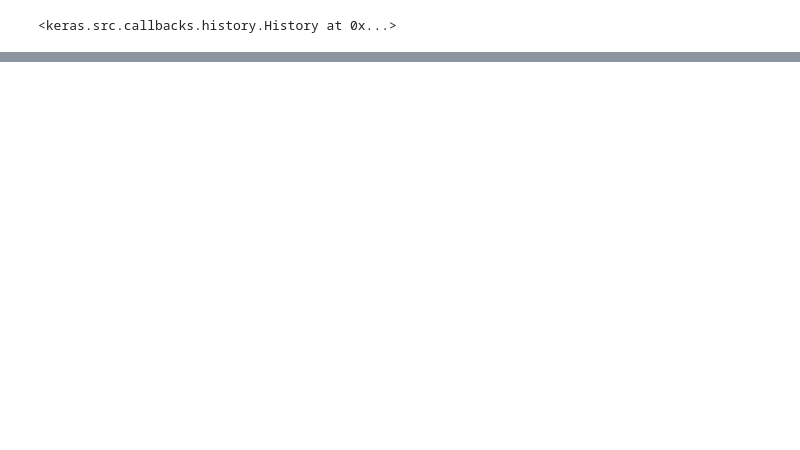
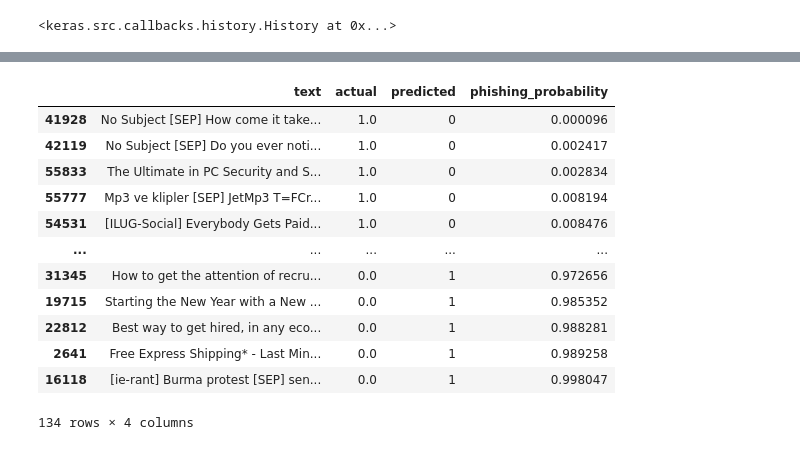
Before and after one commit to ProximaPrism/phishing-detection-with-bert-preprocessing, a Jupyter notebook: model.ipynb, the cells around one changed output, grey strips where cells are left out. Cells and saved outputs as stored; diff of their text form; code cells hidden in the pictures; blank space fills up the shorter version.

```diff
--- a/model.ipynb
+++ b/model.ipynb
@@ -792,0 +857,20 @@ Epoch 20/20
+# %%
+probs = classifier.predict(
+    X_test_classifier
+)
+
+errors_df = pd.DataFrame({
+    "text": X_test_text,
+    "actual": y_test,
+    "predicted": y_pred,
+    "phishing_probability": probs[:,1]
+})
+
+errors_df = errors_df[
+    errors_df.actual != errors_df.predicted
+]
+
+errors_df.sort_values(
+    "phishing_probability"
+)
+# %% [output]
@@ -792,0 +878,13 @@ Epoch 20/20
+|  | text | actual | predicted | phishing_probability |
+| 41928 | No Subject [SEP] How come it take... | 1.0 | 0 | 0.000096 |
+| 42119 | No Subject [SEP] Do you ever noti... | 1.0 | 0 | 0.002417 |
+| 55833 | The Ultimate in PC Security and S... | 1.0 | 0 | 0.002834 |
+| 55777 | Mp3 ve klipler [SEP] JetMp3 T=FCr... | 1.0 | 0 | 0.008194 |
+| 54531 | [ILUG-Social] Everybody Gets Paid... | 1.0 | 0 | 0.008476 |
+| ... | ... | ... | ... | ... |
+| 31345 | How to get the attention of recru... | 0.0 | 1 | 0.972656 |
+| 19715 | Starting the New Year with a New ... | 0.0 | 1 | 0.985352 |
+| 22812 | Best way to get hired, in any eco... | 0.0 | 1 | 0.988281 |
+| 2641 | Free Express Shipping* - Last Min... | 0.0 | 1 | 0.989258 |
+| 16118 | [ie-rant] Burma protest [SEP] sen... | 0.0 | 1 | 0.998047 |
+134 rows × 4 columns
```
Also changed, not shown: parts of 8 cells of this notebook, 1 other file.
